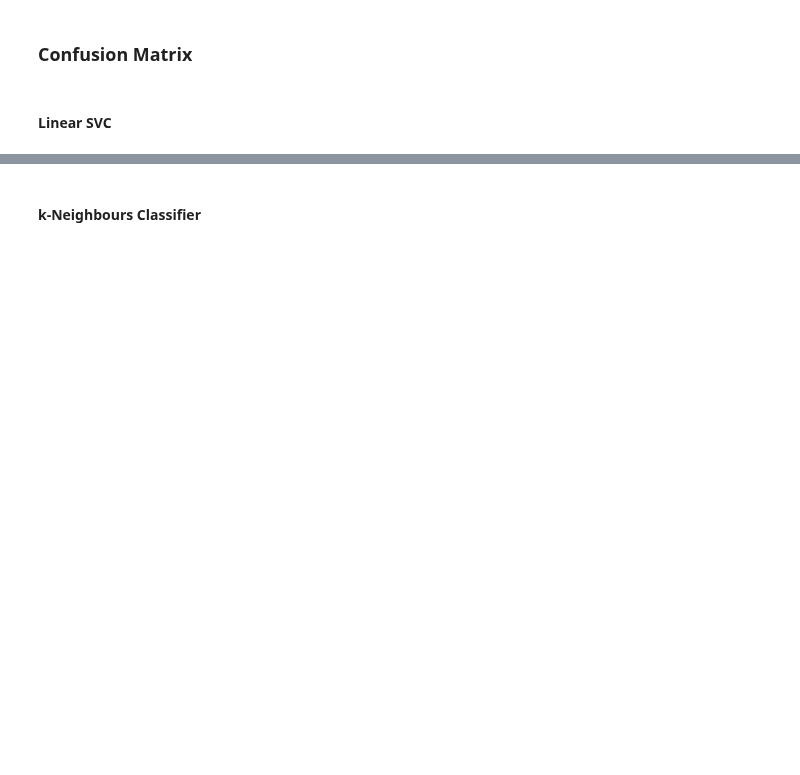
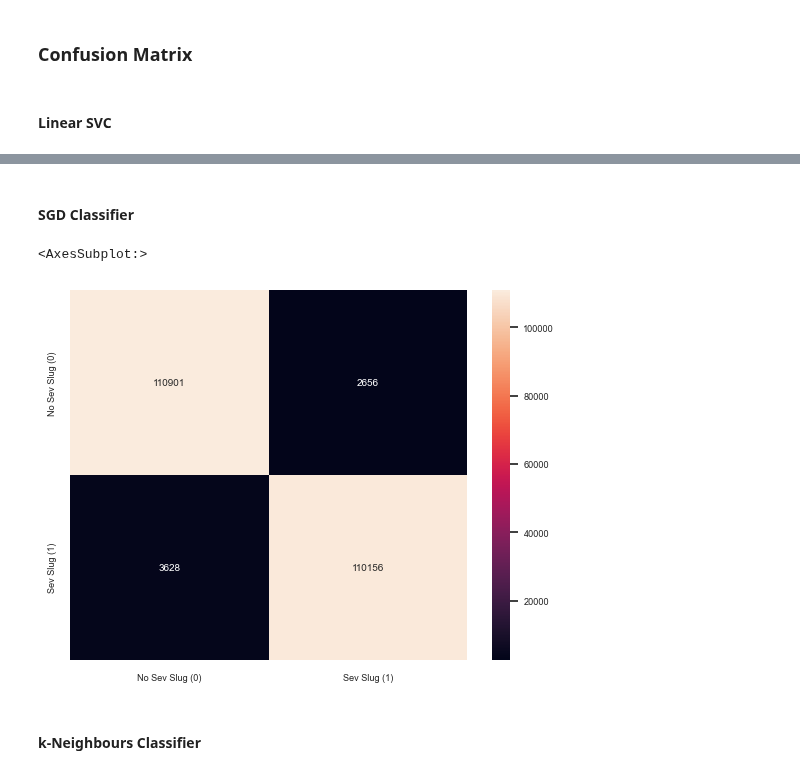
Before and after one commit to RealDyllon/3W-Petrobras, a Jupyter notebook: overviews/_baseline/ExploratoryDataAnalysis.ipynb, the cells around one changed output, grey strips where cells are left out. Cells and saved outputs as stored; diff of their text form; code cells hidden in the pictures; blank space fills up the shorter version.

```diff
--- a/overviews/_baseline/ExploratoryDataAnalysis.ipynb
+++ b/overviews/_baseline/ExploratoryDataAnalysis.ipynb
@@ -649,0 +691,15 @@ Accuracy:  0.9716857056140336
+# %%
+optimal_max_iter = grid_search_sgd.best_params_['max_iter']
+# optimal_weights = grid_search_knn.best_params_['weights']
+# optimal_p = grid_search_knn.best_params_['p']
+
+# a new KNeighborsClassifier object created and fitted with the training data
+SGD = SGDClassifier(max_iter=optimal_max_iter)
+SGD.fit(X_train_pca, y_train)
+
+# calculating score and accuracy
+score = SGD.score(X_train_pca, y_train)
+y_predicted_sgd = SGD.predict(X_test_pca)
+
+print("Score: ", score)
+print("Accuracy: ",metrics.accuracy_score(y_test, y_predicted_sgd))
@@ -763,3 +883,17 @@ sns.heatmap(cm_dataframe, annot=True, fmt='d')
+# %% [markdown]
+#### SGD Classifier
+# %%
+# generating confusion matrix using the test labels and the predicted labels from LinearSVC classifier
+cm = metrics.confusion_matrix(y_test, y_predicted_sgd)
+
+# converting the confusion matrix into a pandas dataframe
+cm_dataframe = pd.DataFrame(cm, index=cm_labels, columns=cm_labels)
+
+# creating a heatmap using using seaborn
+sns.heatmap(cm_dataframe, annot=True, fmt='d')
+# %% [output]
+<AxesSubplot:>
+[figure, added]
 # %% [markdown]
 #### k-Neighbours Classifier
 # %%
```
Also changed, not shown: parts of 21 cells of this notebook.
